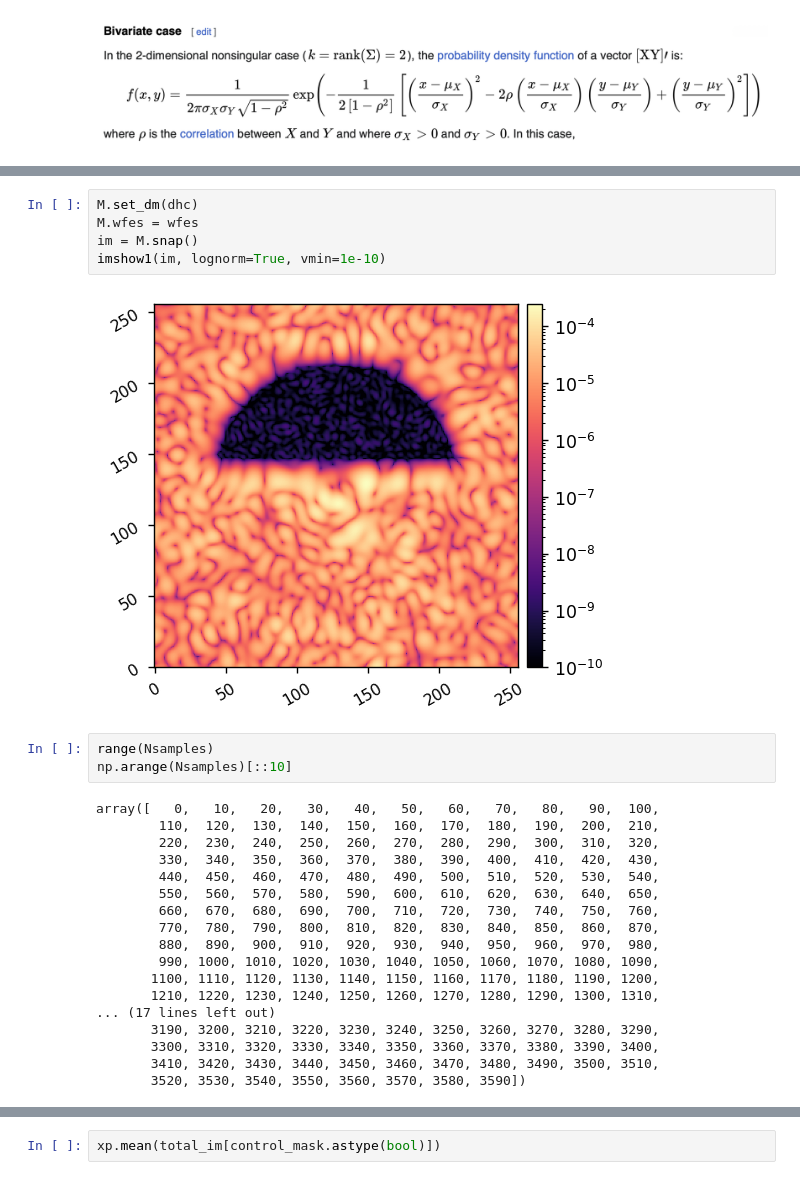
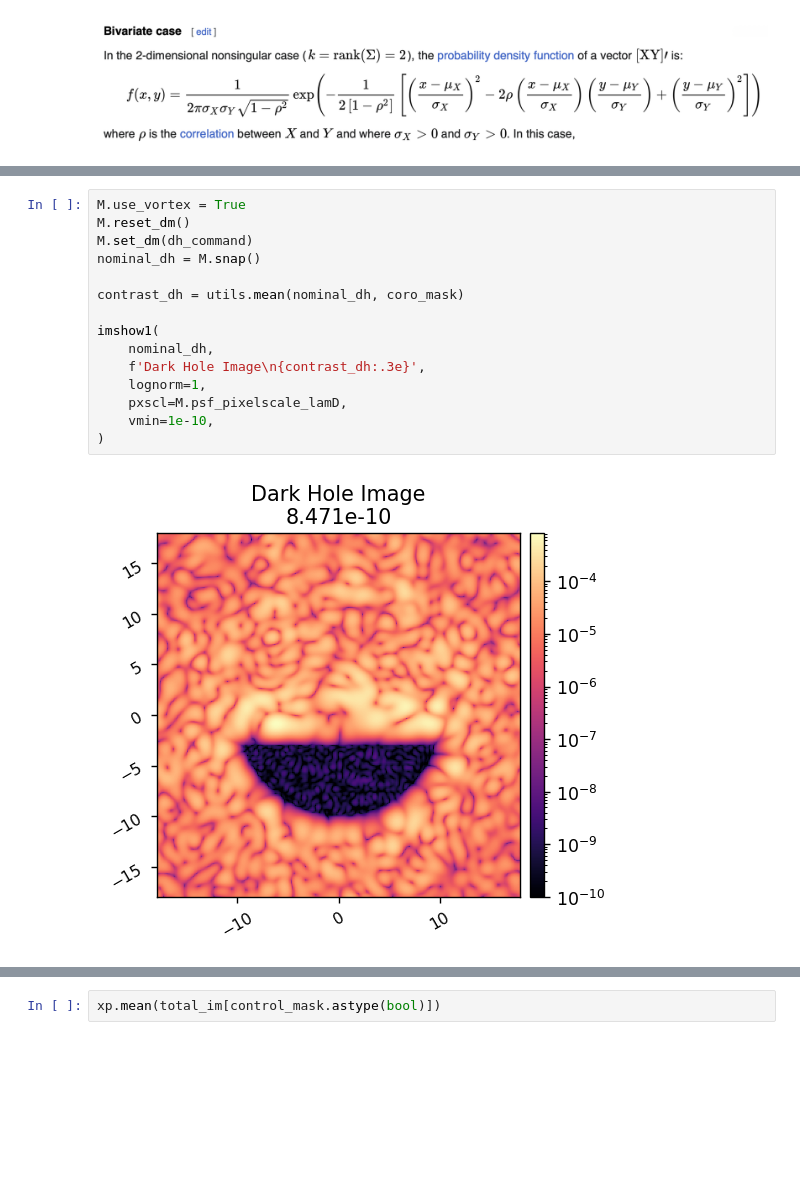
Before and after one commit to kian1377/esc-fresnel, a Jupyter notebook: notebooks/esc_fresnel_beamwalk.ipynb, the cells around one changed output, grey strips where cells are left out. Cells and saved outputs as stored; diff of their text form; blank space fills up the shorter version.

```diff
--- a/notebooks/esc_fresnel_beamwalk.ipynb
+++ b/notebooks/esc_fresnel_beamwalk.ipynb
@@ -260,30 +272,19 @@ array(0.00158361)
-# %%
-M.set_dm(dhc)
-M.wfes = wfes
-im = M.snap()
-imshow1(im, lognorm=True, vmin=1e-10)
-# %% [output]
-[figure, removed]
-# %%
-range(Nsamples)
-np.arange(Nsamples)[::10]
-# %% [output]
-array([   0,   10,   20,   30,   40,   50,   60,   70,   80,   90,  100,
-        110,  120,  130,  140,  150,  160,  170,  180,  190,  200,  210,
-        220,  230,  240,  250,  260,  270,  280,  290,  300,  310,  320,
-        330,  340,  350,  360,  370,  380,  390,  400,  410,  420,  430,
-        440,  450,  460,  470,  480,  490,  500,  510,  520,  530,  540,
-        550,  560,  570,  580,  590,  600,  610,  620,  630,  640,  650,
-        660,  670,  680,  690,  700,  710,  720,  730,  740,  750,  760,
-        770,  780,  790,  800,  810,  820,  830,  840,  850,  860,  870,
-        880,  890,  900,  910,  920,  930,  940,  950,  960,  970,  980,
-        990, 1000, 1010, 1020, 1030, 1040, 1050, 1060, 1070, 1080, 1090,
-       1100, 1110, 1120, 1130, 1140, 1150, 1160, 1170, 1180, 1190, 1200,
-       1210, 1220, 1230, 1240, 1250, 1260, 1270, 1280, 1290, 1300, 1310,
-... (17 lines left out)
-       3190, 3200, 3210, 3220, 3230, 3240, 3250, 3260, 3270, 3280, 3290,
-       3300, 3310, 3320, 3330, 3340, 3350, 3360, 3370, 3380, 3390, 3400,
-       3410, 3420, 3430, 3440, 3450, 3460, 3470, 3480, 3490, 3500, 3510,
-       3520, 3530, 3540, 3550, 3560, 3570, 3580, 3590])
+# %%
+M.use_vortex = True
+M.reset_dm()
+M.set_dm(dh_command)
+nominal_dh = M.snap()
+
+contrast_dh = utils.mean(nominal_dh, coro_mask)
+
+imshow1(
+    nominal_dh,
+    f'Dark Hole Image\n{contrast_dh:.3e}',
+    lognorm=1,
+    pxscl=M.psf_pixelscale_lamD,
+    vmin=1e-10,
+)
+# %% [output]
+[figure, added]
 # %%
 import time
```
Also changed, not shown: parts of 8 cells of this notebook, 1 other file.
